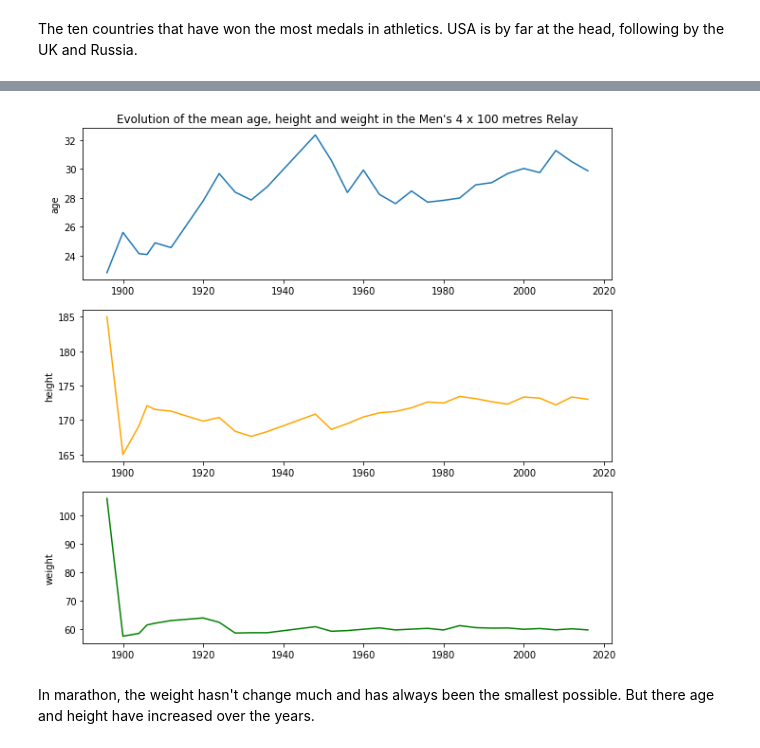
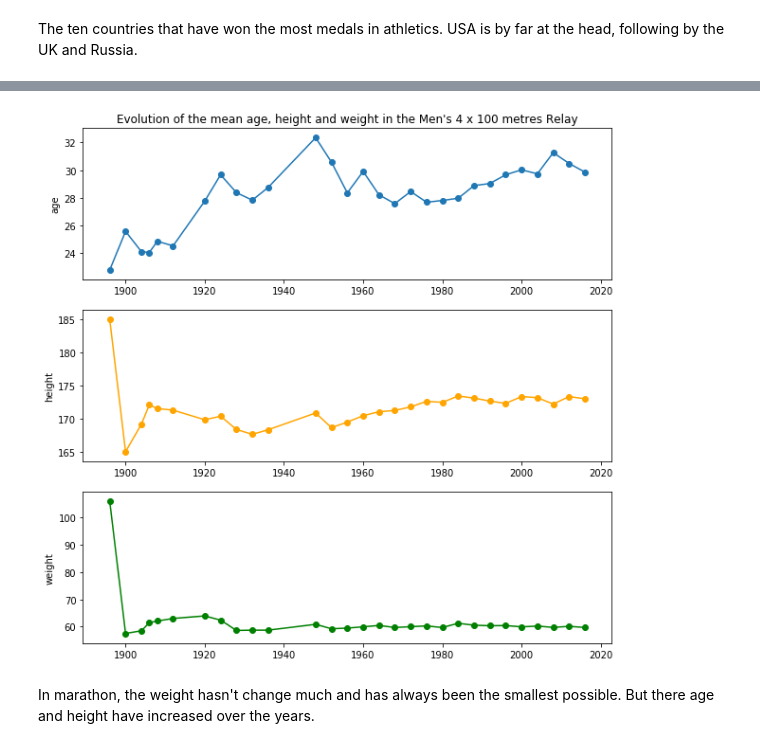
Before and after one commit to com-480-data-visualization/com-480-project-euch, a Jupyter notebook: EDA.ipynb, the cells around one changed output, grey strips where cells are left out. Saved outputs shown, nothing was run; the diff lists cells and outputs as text; code cells hidden in the pictures.

```diff
--- a/EDA.ipynb
+++ b/EDA.ipynb
@@ -348,24 +455,34 @@ athletics_physic_mara = athletics[athletics.event == "Athletics Men's Marathon"]
 # %%
 fig = plt.figure(figsize=(10,10))
 
 ax = plt.subplot(311)
+
 athletics_physic_mara.age.plot.line()
+ax.scatter(x=athletics_physic_mara.index, y=athletics_physic_mara.age.values)
+
+
 ax.set_ylabel('age')
 ax.set_xlabel('')
 ax.set_title("Evolution of the mean age, height and weight in the Men's 4 x 100 metres Relay")
 
 ax2 = plt.subplot(312)
+
 athletics_physic_mara.height.plot.line(color='orange')
+ax2.scatter(x=athletics_physic_mara.index, y=athletics_physic_mara.height.values, color='orange')
+
 ax2.set_ylabel('height')
 ax2.set_xlabel('')
 
 ax3 = plt.subplot(313)
+
 athletics_physic_mara.weight.plot.line(color='green')
+ax3.scatter(x=athletics_physic_mara.index, y=athletics_physic_mara.weight.values, color='green')
+
 ax3.set_ylabel('weight')
 ax3.set_xlabel('')
 
 plt.show()
 # %% [output]
-[figure, old version]
+[figure, new version]
 # %% [markdown]
 In marathon, the weight hasn't change much and has always been the smallest possible. But there age and height have increased over the years.
```
Also changed, not shown: parts of 33 cells of this notebook.
